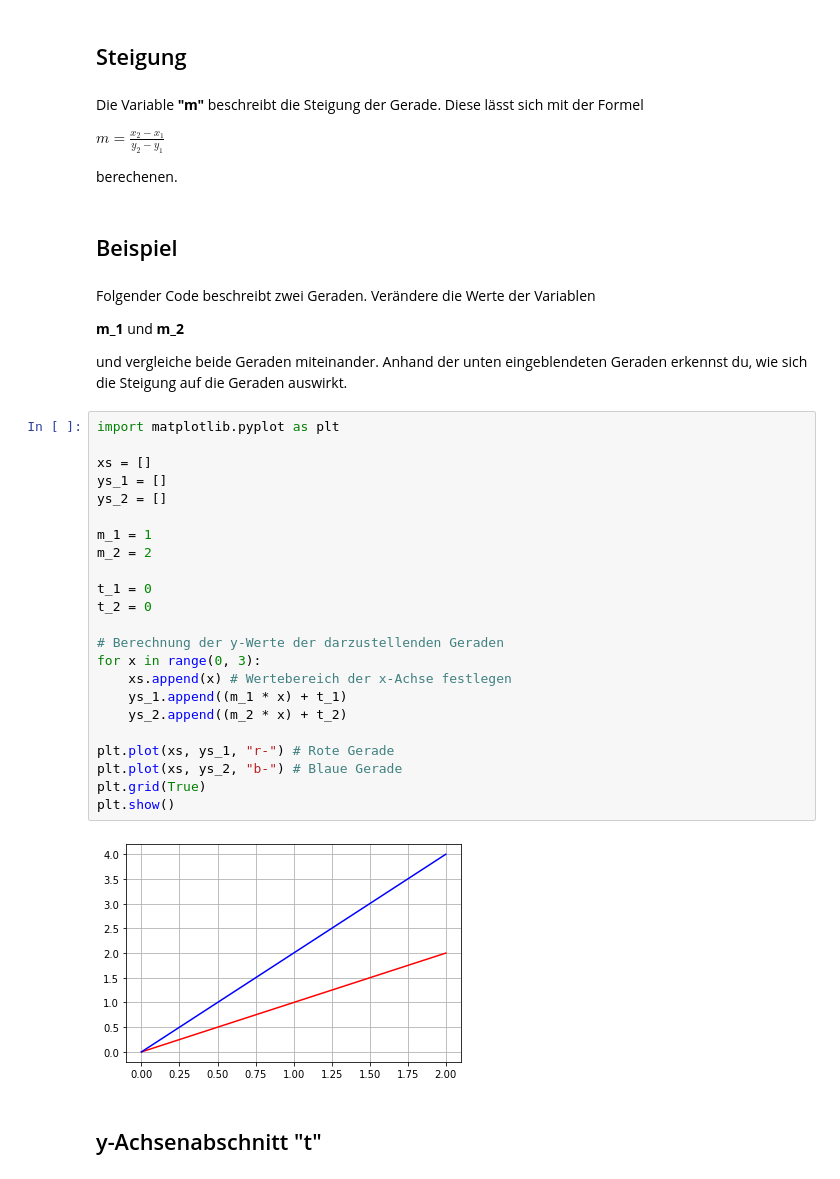
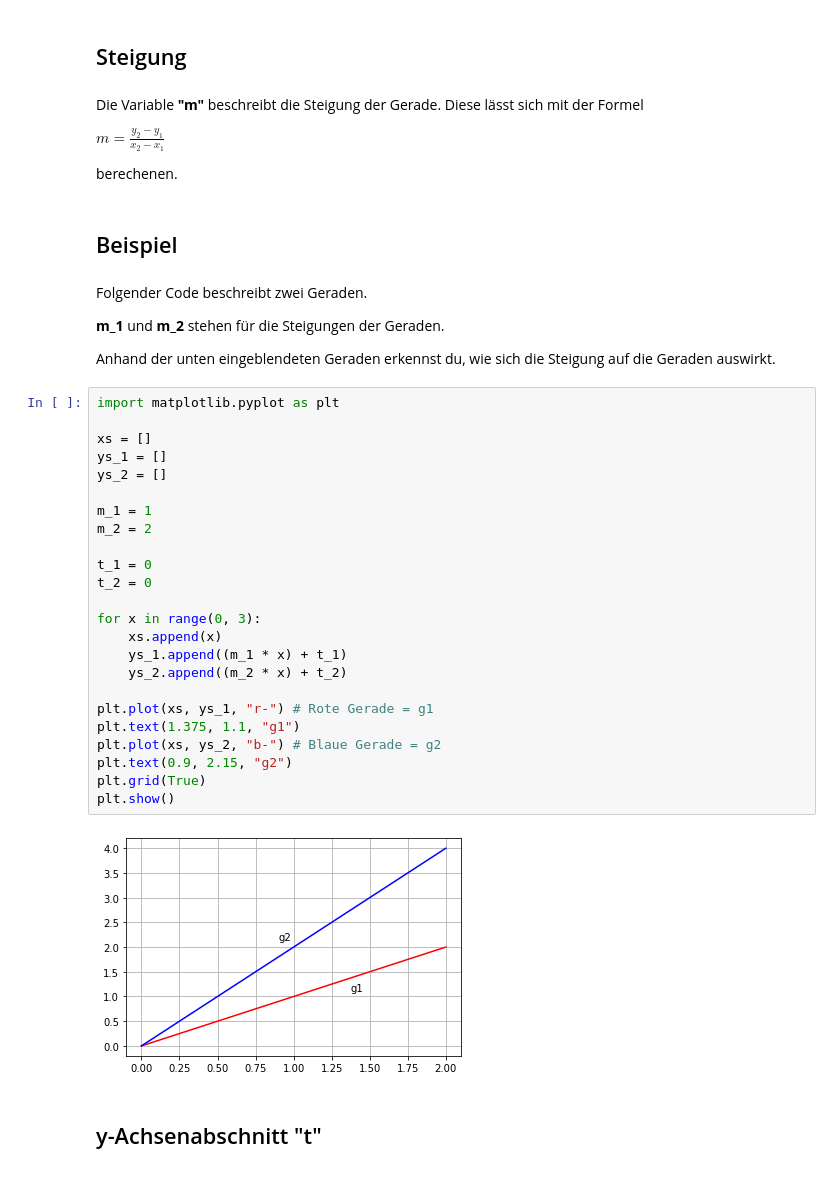
Before and after one commit to osamamehdi/Geraden, a Jupyter notebook: GeradenBasics.ipynb, the cells around one changed output. Drawn from its saved outputs; the diff is of its cells as text.

Commit message:
rework of GeradenBasics.ipynb
made Code not editable

```diff
--- a/GeradenBasics.ipynb
+++ b/GeradenBasics.ipynb
@@ -44,42 +42,43 @@ plt.show()
 # %% [markdown]
 Die Variable **"m"** beschreibt die Steigung der Gerade. Diese lässt sich mit der Formel
 
-$m = \frac{x_2 - x_1}{y_2 - y_1}$
+$m = \frac{y_2 - y_1}{x_2 - x_1}$
 
 berechenen.
 # %% [markdown]
 ## Beispiel
 # %% [markdown]
-Folgender Code beschreibt zwei Geraden. Verändere die Werte der Variablen
+Folgender Code beschreibt zwei Geraden.
 
-**m_1** und **m_2**
+**m_1** und **m_2** stehen für die Steigungen der Geraden.
 
-und vergleiche beide Geraden miteinander. Anhand der unten eingeblendeten Geraden erkennst du, wie sich die Steigung auf die Geraden auswirkt.
+Anhand der unten eingeblendeten Geraden erkennst du, wie sich die Steigung auf die Geraden auswirkt.
 # %%
 import matplotlib.pyplot as plt
 
 xs = []
 ys_1 = []
 ys_2 = []
 
 m_1 = 1
 m_2 = 2
 
 t_1 = 0
 t_2 = 0
 
-# Berechnung der y-Werte der darzustellenden Geraden
 for x in range(0, 3):
-    xs.append(x) # Wertebereich der x-Achse festlegen
+    xs.append(x)
     ys_1.append((m_1 * x) + t_1)
     ys_2.append((m_2 * x) + t_2)
 
-plt.plot(xs, ys_1, "r-") # Rote Gerade
-plt.plot(xs, ys_2, "b-") # Blaue Gerade
+plt.plot(xs, ys_1, "r-") # Rote Gerade = g1
+plt.text(1.375, 1.1, "g1")
+plt.plot(xs, ys_2, "b-") # Blaue Gerade = g2
+plt.text(0.9, 2.15, "g2")
 plt.grid(True)
 plt.show()
 # %% [output]
-[figure, old version]
+[figure, new version]
 # %% [markdown]
 ## y-Achsenabschnitt "t"
 # %% [markdown]
```
Also changed, not shown: parts of 9 cells of this notebook.
